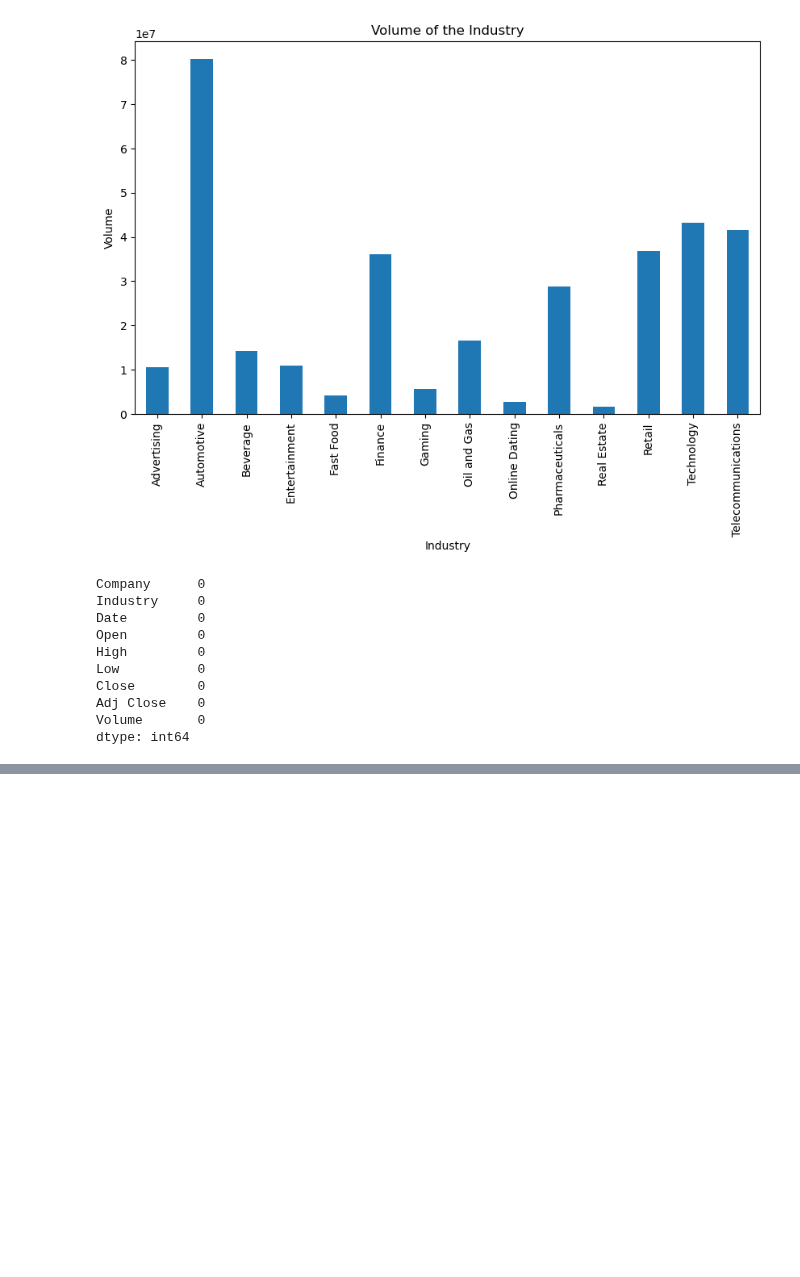
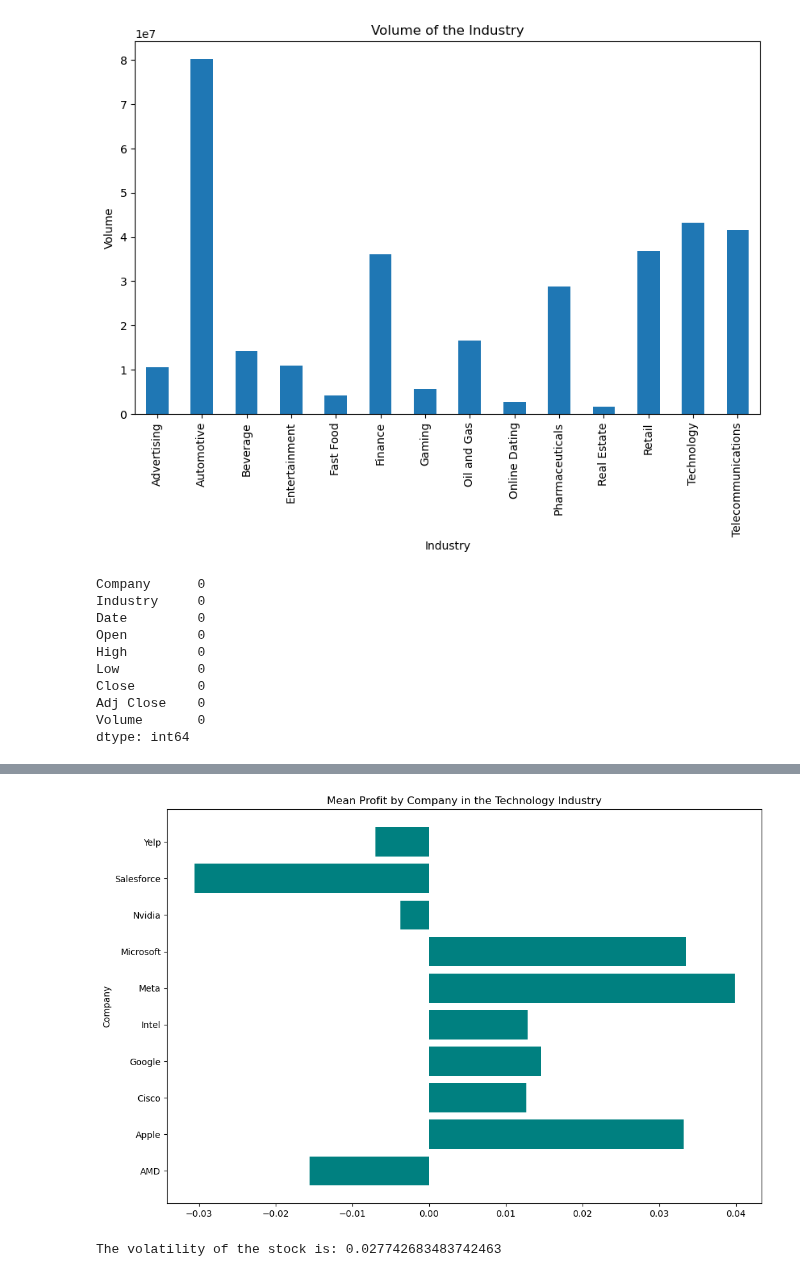
Before and after one commit to ubco-W2022T2-data301/Group35, a Jupyter notebook: analysis/analysis1.ipynb, the cells around one changed output, grey strips where cells are left out. Saved outputs shown, nothing was run; the diff lists cells and outputs as text; code cells hidden in the pictures; blank space fills up the shorter version.

```diff
--- a/analysis/analysis1.ipynb
+++ b/analysis/analysis1.ipynb
@@ -308,0 +335,9 @@ plt.show()
+# %%
+# Profit  per month
+df['Date']= pd.to_datetime(df['Date'])
+
+month= (df.groupby([(df.Date.dt.year),(df.Date.dt.month),'Company'])['Profit_Made'].mean())
+
+month.index= month.index.set_names(['Year', 'Month','Company'])
+
+print(month)
@@ -308,0 +358,10 @@ plt.show()
+# %%
+# Create a subset of the data with only the technology industry
+df_tech = df[df['Industry'] == 'Technology']
+
+# Compute the mean profit for the technology industry by each company
+tech_profit_means_by_company = df_tech.groupby('Company')['Profit_Made'].mean()
+
+# Print the average profit for the technology industry by each company
+print("The mean profit for the technology industry by each company:")
+print(tech_profit_means_by_company)
@@ -308,0 +382,25 @@ plt.show()
+# %%
+# Group the technology subset by company
+df_tech_grouped = df_tech.groupby('Company')['Profit_Made'].mean()
+
+# Create a horizontal bar chart of the mean profit by company
+fig, ax = plt.subplots(figsize=(12,8))
+ax.barh(df_tech_grouped.index, df_tech_grouped.values, color='teal')
+
+# Add a title and axes labels
+ax.set_ylabel('Company')
+
+ax.set_title('Mean Profit by Company in the Technology Industry')
+
+plt.show()
+# %% [output]
+[figure, added]
+# %%
+import numpy as np
+
+## Checking the Volatility of the Data set
+daily_returns = df['Close'].pct_change() # calculate the daily return series
+volatility = np.std(daily_returns)
+print(f"The volatility of the stock is: {volatility}")
+# %% [output]
+The volatility of the stock is: 0.027742683483742463
```
Also changed, not shown: parts of 8 cells of this notebook, 1 other file.
